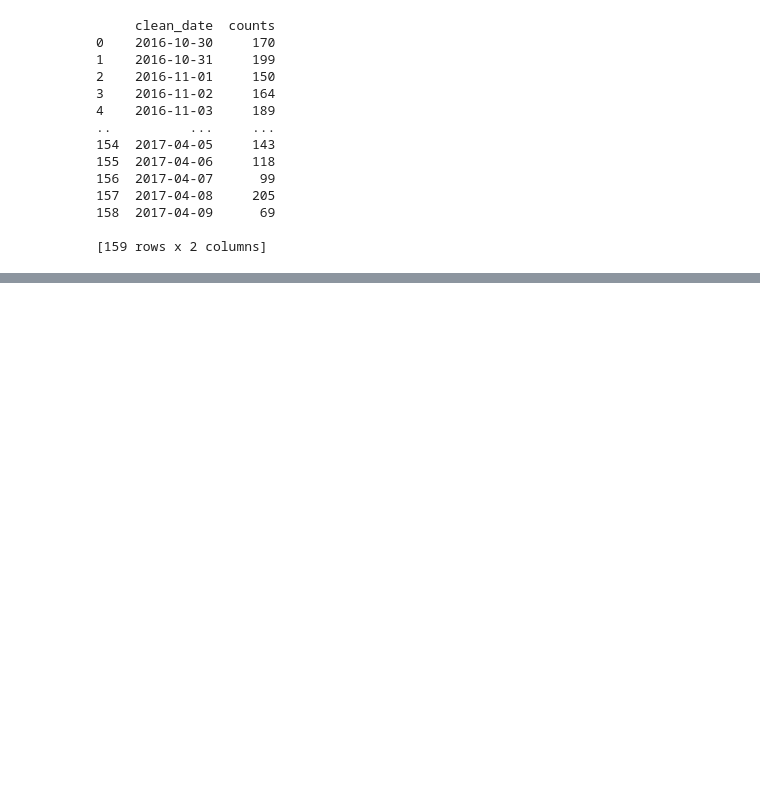
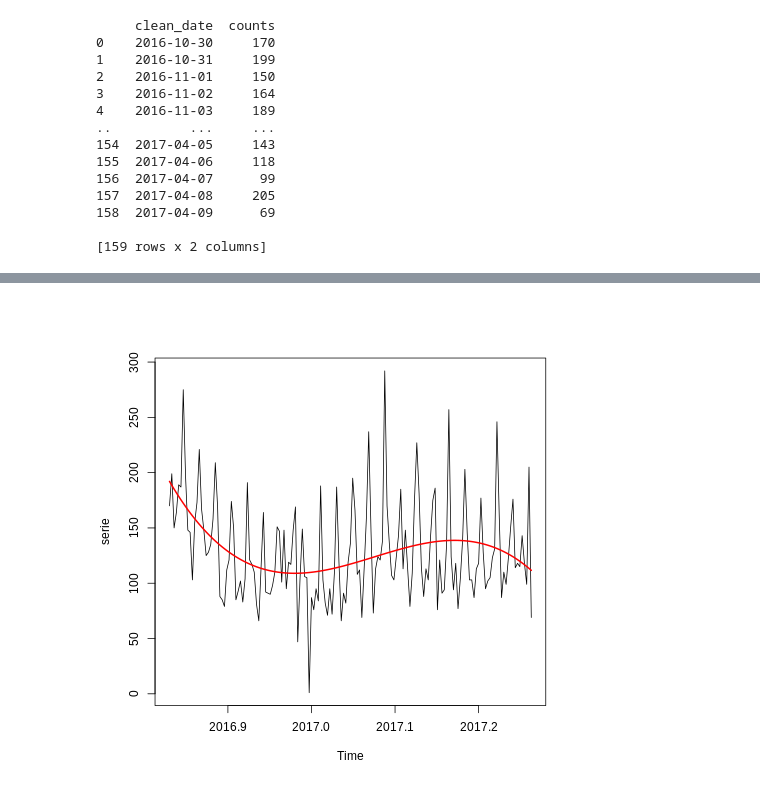
Before and after one commit to Ruy8/MD_Aramis, a Jupyter notebook: Equipo3_Técnicas.ipynb, the cells around one changed output, grey strips where cells are left out. Cells and saved outputs as stored; diff of their text form; code cells hidden in the pictures; blank space fills up the shorter version.

```diff
--- a/Equipo3_Técnicas.ipynb
+++ b/Equipo3_Técnicas.ipynb
@@ -172,0 +228,7 @@ plt.plot(media,color="red")
+# %%
+%%R
+cubico<-lm(serie~poly(as.numeric(time(serie)),degree=3))
+plot(serie)
+lines(as.numeric(time(serie)),fitted.values(cubico),col="red",lwd=2)
+# %% [output]
+[figure, added]
```
Also changed, not shown: parts of 71 cells of this notebook.
